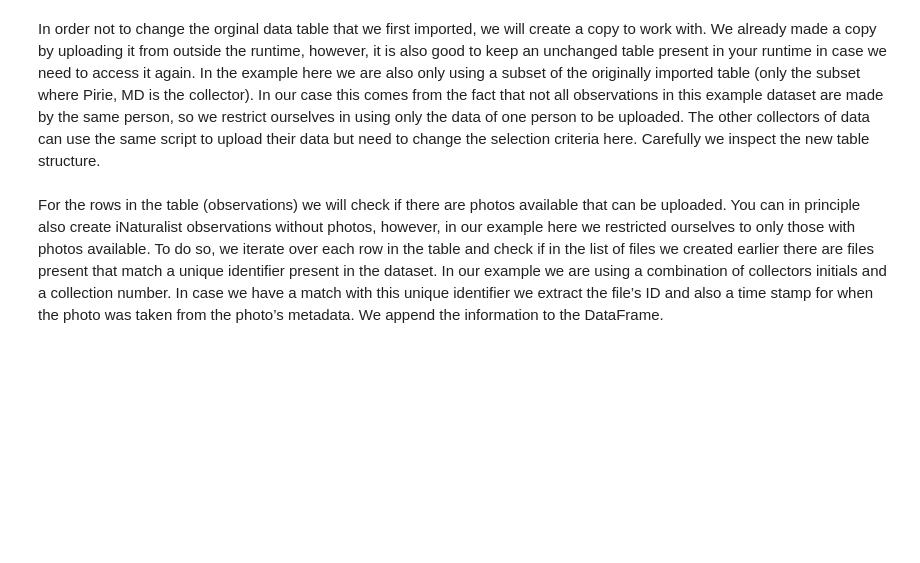
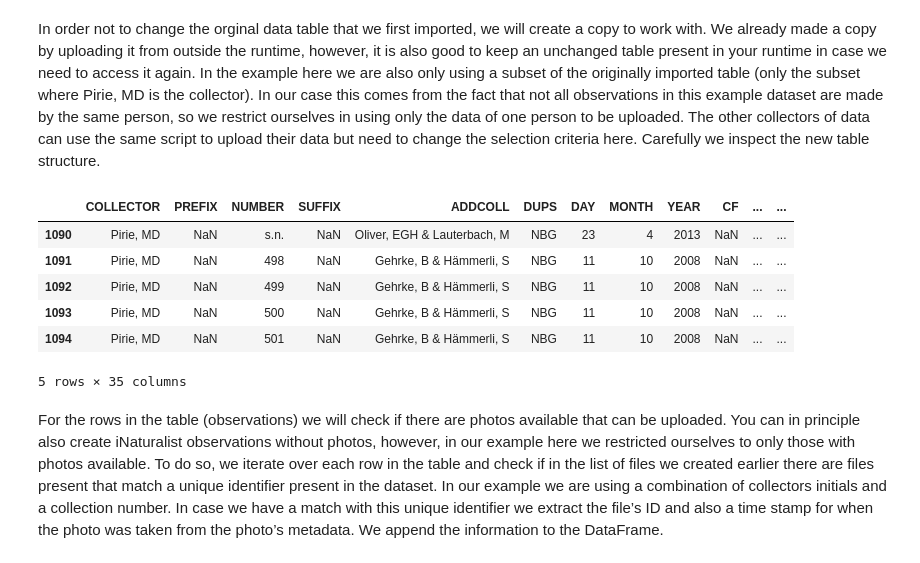
Before and after one commit to jtklein/BatchUploadINaturalist, a Jupyter notebook: batchUpload.ipynb, the cells around one changed output. Drawn from its saved outputs; the diff is of its cells as text; code cells hidden in the pictures; blank space fills up the shorter version.

```diff
--- a/batchUpload.ipynb
+++ b/batchUpload.ipynb
@@ -294,9 +300,17 @@ In the example here we are also only using a subset of the originally imported t
 # %%
 # We will only use those rows of the table for which the collector is "Pirie, M.D."
 # we create a copy to not alter the original
-mask = df['COLLECTOR'] == 'Pirie, M.D.'
+mask = df['COLLECTOR'] == 'Pirie, MD'
 pirieList = df.copy()[mask]
 pirieList.head()
+# %% [output]
+|  | COLLECTOR | PREFIX | NUMBER | SUFFIX | ADDCOLL | DUPS | DAY | MONTH | YEAR | CF | ... | ... |
+| 1090 | Pirie, MD | NaN | s.n. | NaN | Oliver, EGH & Lauterbach, M | NBG | 23 | 4 | 2013 | NaN | ... | ... |
+| 1091 | Pirie, MD | NaN | 498 | NaN | Gehrke, B & Hämmerli, S | NBG | 11 | 10 | 2008 | NaN | ... | ... |
+| 1092 | Pirie, MD | NaN | 499 | NaN | Gehrke, B & Hämmerli, S | NBG | 11 | 10 | 2008 | NaN | ... | ... |
+| 1093 | Pirie, MD | NaN | 500 | NaN | Gehrke, B & Hämmerli, S | NBG | 11 | 10 | 2008 | NaN | ... | ... |
+| 1094 | Pirie, MD | NaN | 501 | NaN | Gehrke, B & Hämmerli, S | NBG | 11 | 10 | 2008 | NaN | ... | ... |
+5 rows × 35 columns
 # %% [markdown]
 For the rows in the table (observations) we will check if there are photos available that can be uploaded. You can in principle also create iNaturalist observations without photos, however, in our example here we restricted ourselves to only those with photos available.
 To do so, we iterate over each row in the table and check if in the list of files we created earlier there are files present that match a unique identifier present in the dataset. In our example we are using a combination of collectors initials and a collection number. In case we have a match with this unique identifier we extract the file’s ID and also a time stamp for when the photo was taken from the photo’s metadata. We append the information to the DataFrame.
```
Also changed, not shown: parts of 6 cells of this notebook.
